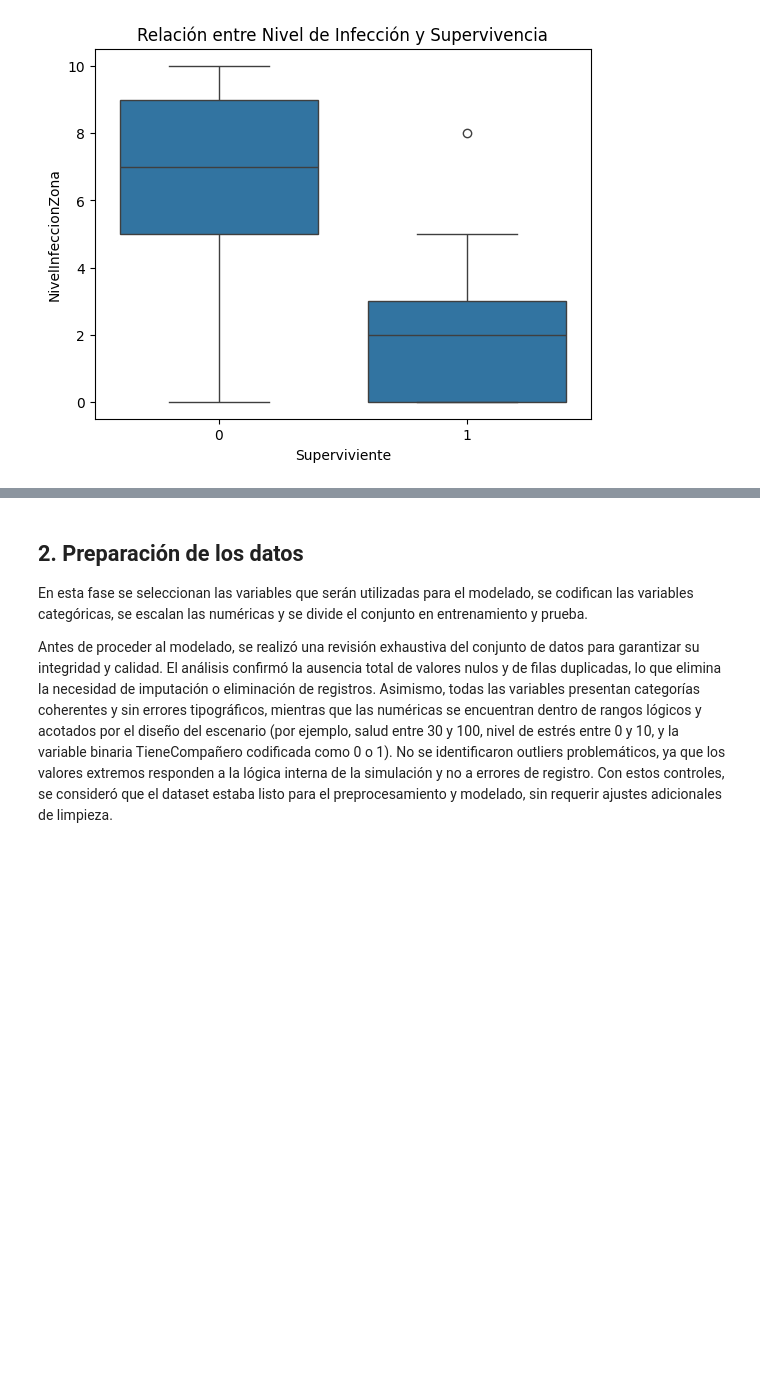
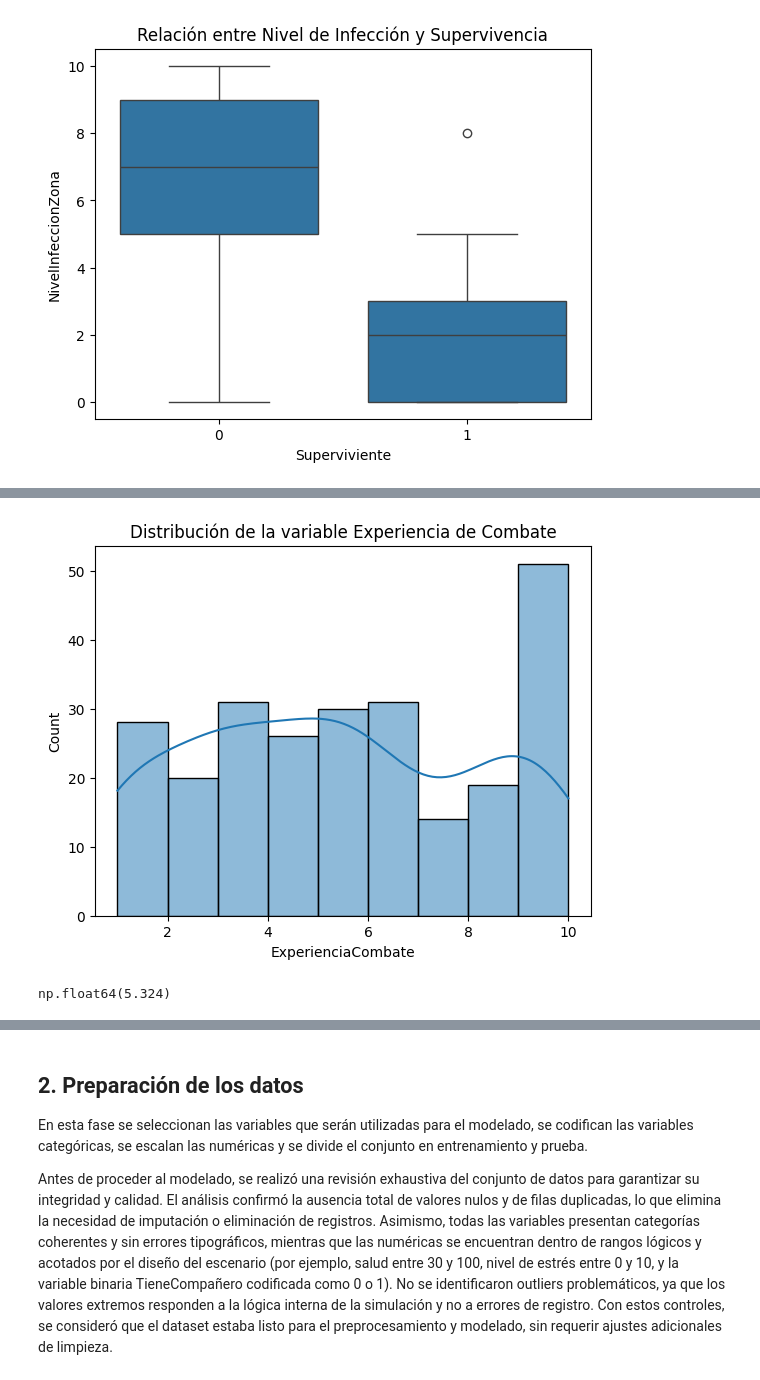
Before and after one commit to TheVale55/Machine-Learning-TLOU, a Jupyter notebook: notebooks/1_modelado.ipynb, the cells around one changed output, grey strips where cells are left out. Cells and saved outputs as stored; diff of their text form; code cells hidden in the pictures; blank space fills up the shorter version.

Commit message:
Análisis de Variables

```diff
--- a/notebooks/1_modelado.ipynb
+++ b/notebooks/1_modelado.ipynb
@@ -131,0 +140,10 @@ Los personajes con salud ≥ 70 sobreviven significativamente más. Esto confirm
+# %%
+## Análisis de la variable Experiencia de Combate
+
+sns.histplot(df["ExperienciaCombate"], kde=True)
+plt.title("Distribución de la variable Experiencia de Combate")
+plt.show()
+df["ExperienciaCombate"].mean()
+# %% [output]
+[figure, added]
+np.float64(5.324)
```
Also changed, not shown: parts of 8 cells of this notebook.
